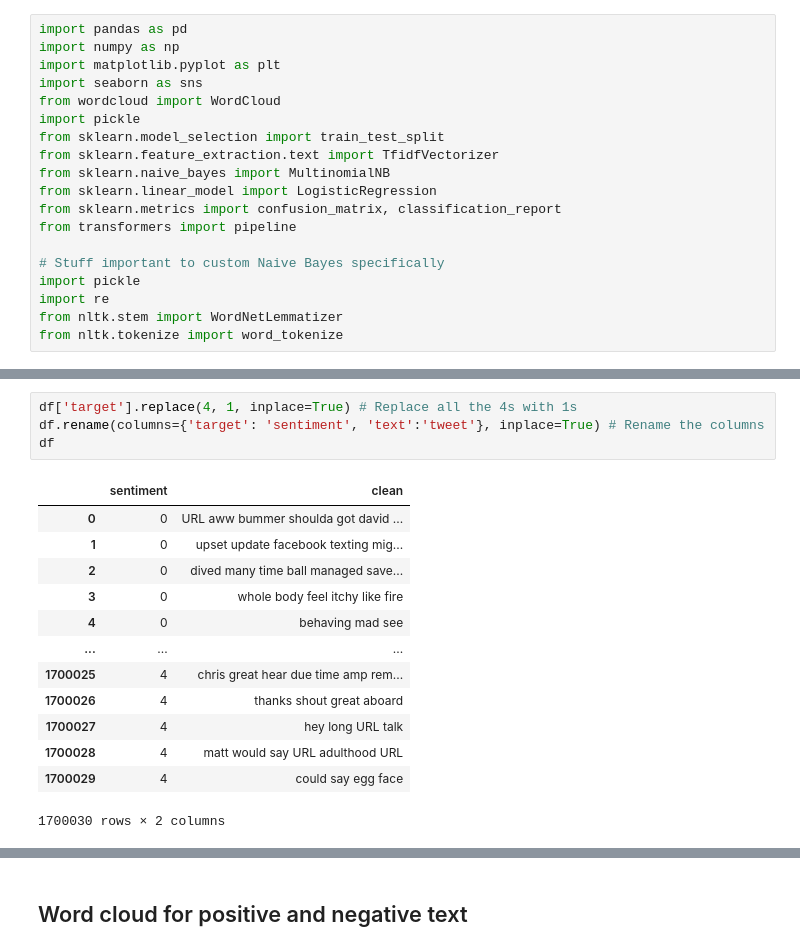
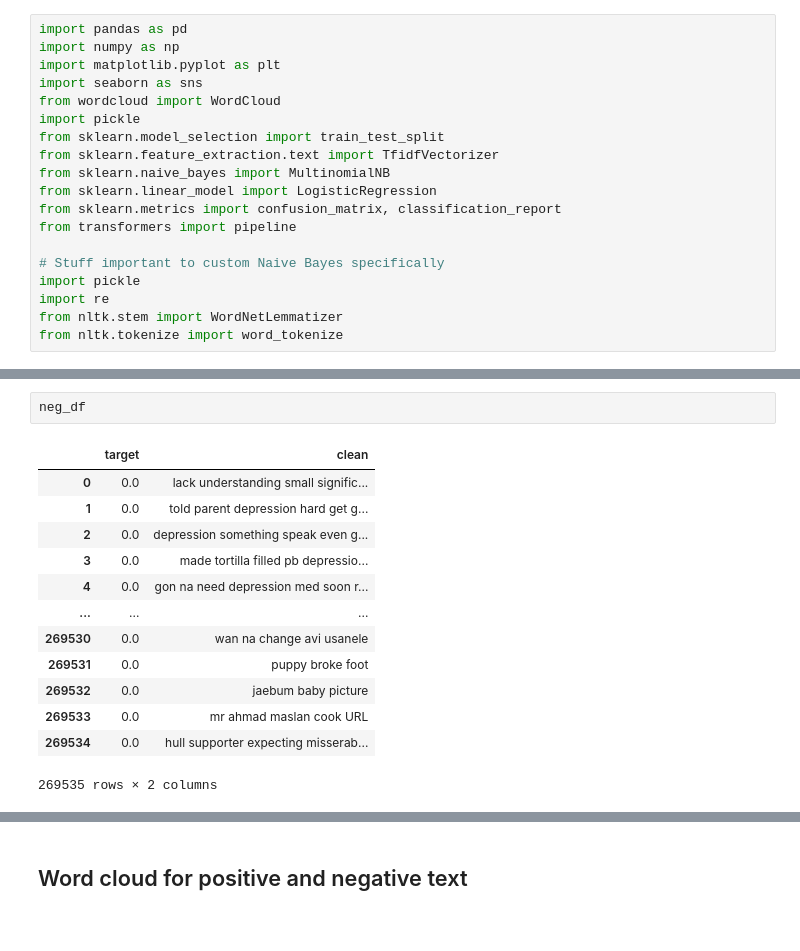
Before and after one commit to kevinxiong613/fervent, a Jupyter notebook: bot/app/Naive_Bayes_Setup.ipynb, the cells around one changed output, grey strips where cells are left out. Drawn from its saved outputs; the diff is of its cells as text.

```diff
--- a/bot/app/Naive_Bayes_Setup.ipynb
+++ b/bot/app/Naive_Bayes_Setup.ipynb
@@ -42,19 +44,17 @@ df
-# %%
-df['target'].replace(4, 1, inplace=True) # Replace all the 4s with 1s
-df.rename(columns={'target': 'sentiment', 'text':'tweet'}, inplace=True) # Rename the columns
-df
-# %% [output]
-|  | sentiment | clean |
-| 0 | 0 | URL aww bummer shoulda got david ... |
-| 1 | 0 | upset update facebook texting mig... |
-| 2 | 0 | dived many time ball managed save... |
-| 3 | 0 | whole body feel itchy like fire |
-| 4 | 0 | behaving mad see |
-| ... | ... | ... |
-| 1700025 | 4 | chris great hear due time amp rem... |
-| 1700026 | 4 | thanks shout great aboard |
-| 1700027 | 4 | hey long URL talk |
-| 1700028 | 4 | matt would say URL adulthood URL |
-| 1700029 | 4 | could say egg face |
-1700030 rows × 2 columns
+# %%
+neg_df
+# %% [output]
+|  | target | clean |
+| 0 | 0.0 | lack understanding small signific... |
+| 1 | 0.0 | told parent depression hard get g... |
+| 2 | 0.0 | depression something speak even g... |
+| 3 | 0.0 | made tortilla filled pb depressio... |
+| 4 | 0.0 | gon na need depression med soon r... |
+| ... | ... | ... |
+| 269530 | 0.0 | wan na change avi usanele |
+| 269531 | 0.0 | puppy broke foot |
+| 269532 | 0.0 | jaebum baby picture |
+| 269533 | 0.0 | mr ahmad maslan cook URL |
+| 269534 | 0.0 | hull supporter expecting misserab... |
+269535 rows × 2 columns
 # %%
```
Also changed, not shown: parts of 26 cells of this notebook, 7 other files.
